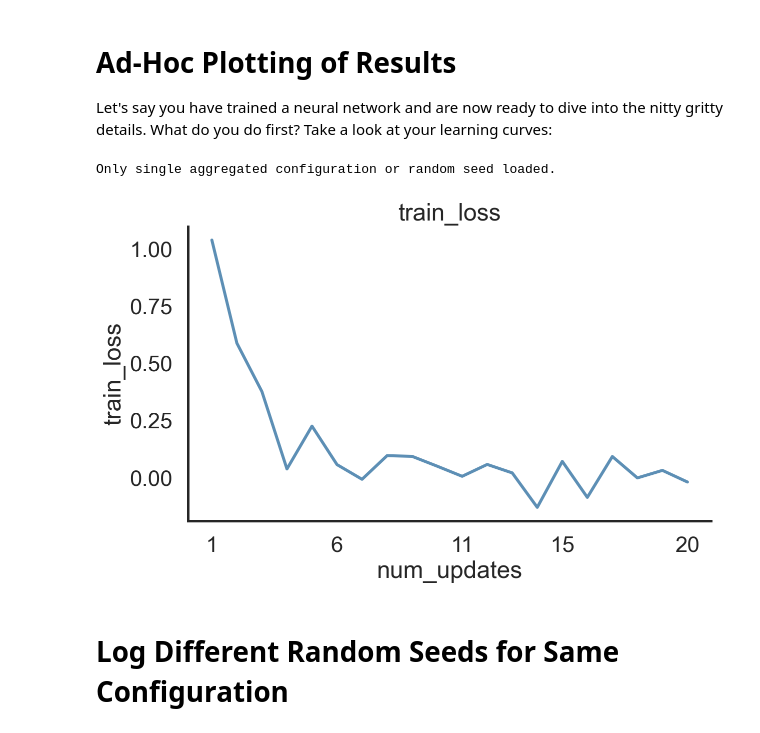
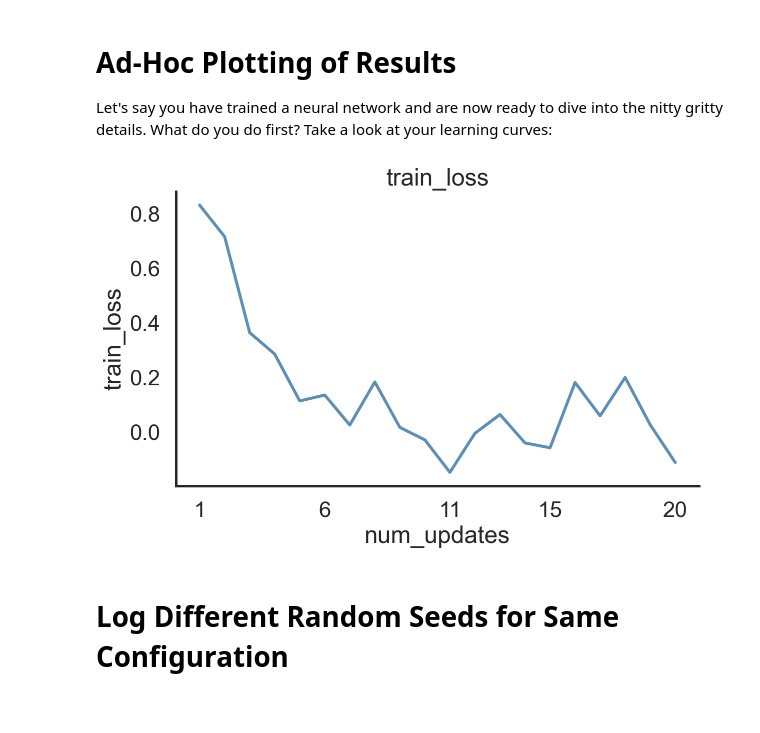
Before and after one commit to mle-infrastructure/mle-logging, a Jupyter notebook: examples/getting_started.ipynb, the cells around one changed output. Drawn from its saved outputs; the diff is of its cells as text; code cells hidden in the pictures.

```diff
--- a/examples/getting_started.ipynb
+++ b/examples/getting_started.ipynb
@@ -208,19 +212,18 @@ Let's say you have trained a neural network and are now ready to dive into the n
 # %%
 log = MLELogger(time_to_track=['num_updates', 'num_epochs'],
                 what_to_track=['train_loss', 'test_loss'],
                 experiment_dir="post_plot_dir/")
 
 for step in range(20):
     log.update({'num_updates': step+1, 'num_epochs': 0},
                {'train_loss': np.exp(-0.5*step) + np.random.normal(0, 0.1),
                 'test_loss': np.exp(-0.3*step)  + np.random.normal(0, 0.1)}, save=True)
 
 # Load in the log and do a quick inspection of the training loss
-log = load_log("post_plot_dir/")
+log = load_log("post_plot_dir/", reload_log=True)
 fig, ax = log.plot('train_loss', 'num_updates')
 # %% [output]
-Only single aggregated configuration or random seed loaded.
-[figure, old version]
+[figure, new version]
 # %% [markdown]
 # Log Different Random Seeds for Same Configuration
 # %% [markdown]
```
Also changed, not shown: parts of 13 cells of this notebook, 5 other files.
